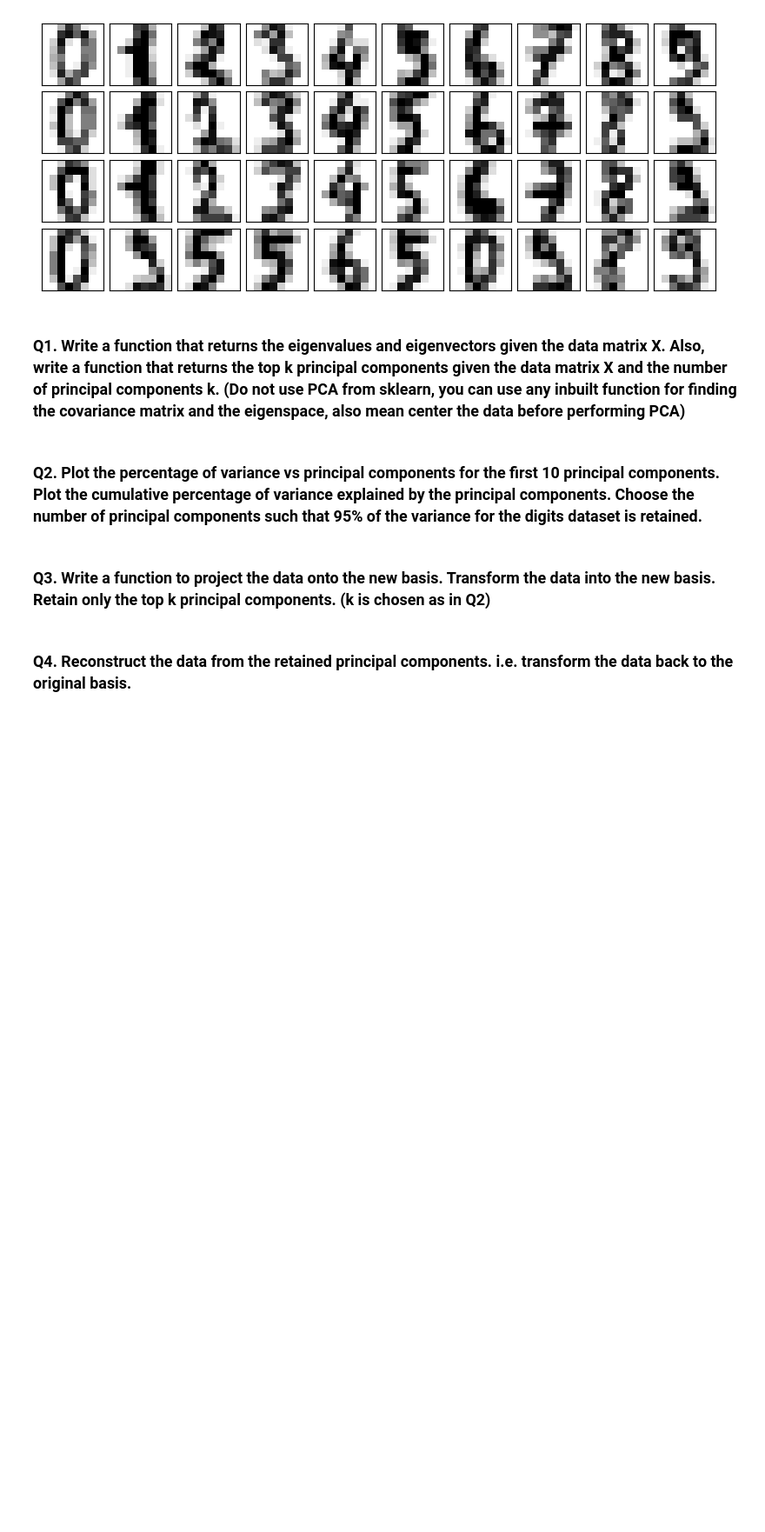
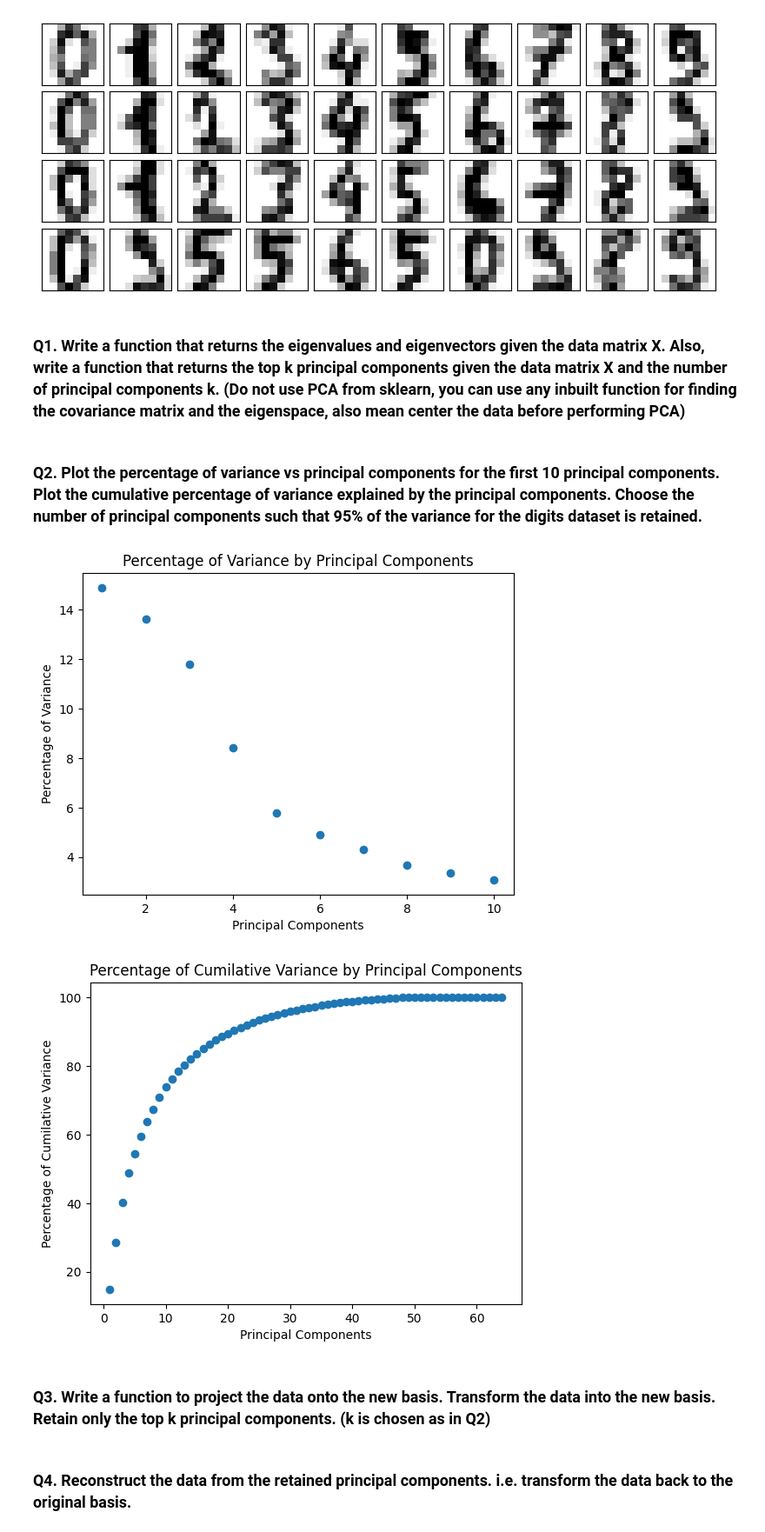
Before and after one commit to techoflashh/LA-Assignment, a Jupyter notebook: Q2.ipynb, the cells around one changed output. Shown at 87% size. Drawn from its saved outputs; the diff is of its cells as text; code cells hidden in the pictures; blank space fills up the shorter version.

```diff
--- a/Q2.ipynb
+++ b/Q2.ipynb
@@ -97,7 +97,47 @@ plot_digits(X)
 [figure]
 # %% [markdown]
 ### Q1. Write a function that returns the eigenvalues and eigenvectors given the data matrix X. Also, write a function that returns the top k principal components given the data matrix X and the number of principal components k. (Do not use PCA from sklearn, you can use any inbuilt function for finding the covariance matrix and the eigenspace, also mean center the data before performing PCA)
+# %%
+def getEigenValuesAndEigenVectors(X):
+    X_mean = np.mean(X)
+    X_standard_deviation = np.std(X)
+    standardized_X = (X-X_mean)/X_standard_deviation
+    covariance_of_standardized_X = np.cov(standardized_X,rowvar=False)
+    eigenvalues, eignvectors = np.linalg.eig(covariance_of_standardized_X)
+    return eigenvalues,eignvectors
+
+def getTopKPrincipalComponents(X, k):
+    eigenvalues, eigenvectors = getEigenValuesAndEigenVectors(X)
+    indexes = np.argsort(eigenvalues)[::-1]
+    eigenvalues_sorted = eigenvalues[indexes]
+    eigenvectors_sorted = eigenvectors[:, indexes]
+    first_k_eigenvalues = eigenvalues_sorted[:k]
+    first_k_eigenvectors = eigenvectors_sorted[:, :k]
+    return first_k_eigenvalues, first_k_eigenvectors
 # %% [markdown]
 ### Q2. Plot the percentage of variance vs principal components for the first 10 principal components. Plot the cumulative percentage of variance explained by the principal components. Choose the number of principal components such that 95% of the variance for the digits dataset is retained.
+# %%
+tempK = X.shape[1]
+eigenvalues, eigenvectors = getTopKPrincipalComponents(X,tempK)
+
+variance = eigenvalues/np.sum(eigenvalues)
+cumilative_variance = np.cumsum(variance)
+
+plt.scatter(range(1,11),variance[:10]*100)
+plt.title('Percentage of Variance by Principal Components')
+plt.xlabel('Principal Components')
+plt.ylabel('Percentage of Variance')
+plt.show()
+
+plt.scatter(range(1,tempK+1),cumilative_variance*100)
+plt.title('Percentage of Cumilative Variance by Principal Components')
+plt.xlabel('Principal Components')
+plt.ylabel('Percentage of Cumilative Variance')
+plt.show()
+
+k = np.argmax(cumilative_variance>=0.95) + 1
+# %% [output]
+[figure, added]
+[figure, added]
 # %% [markdown]
 ### Q3. Write a function to project the data onto the new basis. Transform the data into the new basis. Retain only the top k principal components. (k is chosen as in Q2)
```
Also changed, not shown: parts of 4 cells of this notebook.
